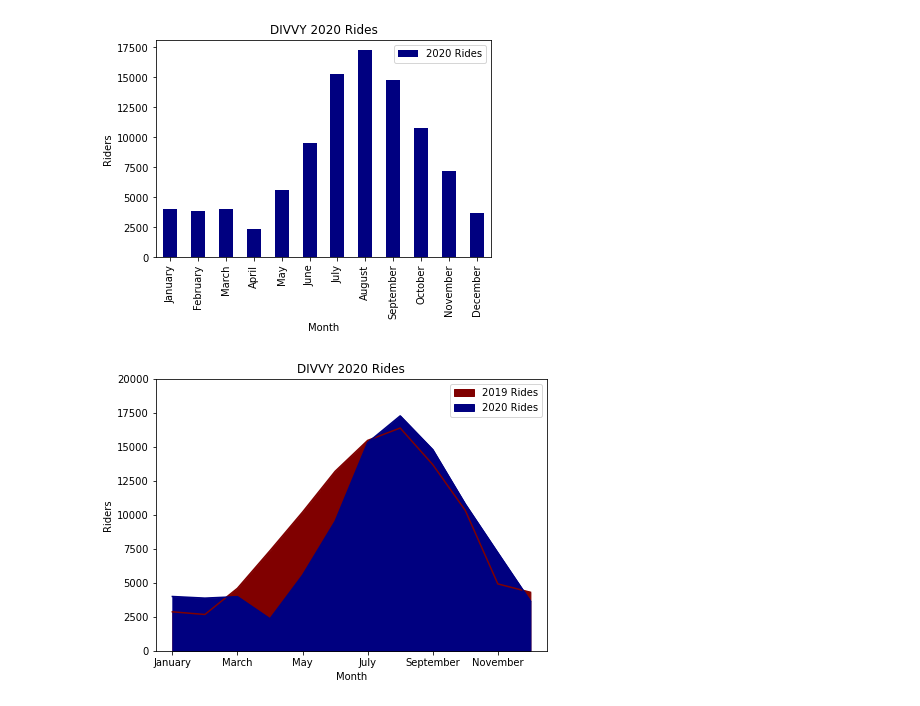
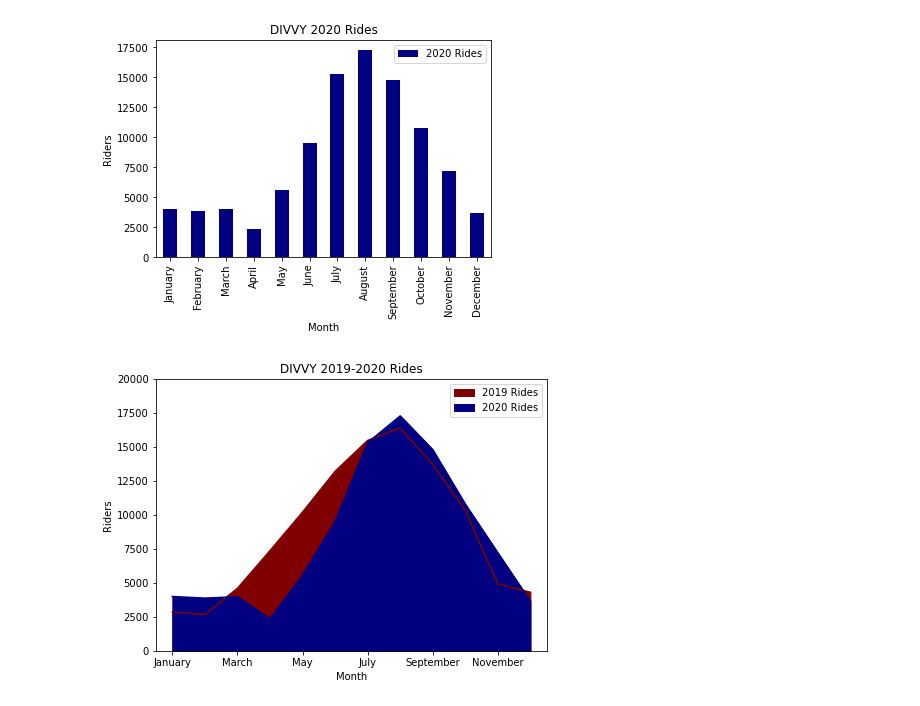
Before and after one commit to Slainte91/COVID-movement, a Jupyter notebook: divvy/divvy.ipynb, the cells around one changed output. Cells and saved outputs as stored; diff of their text form; code cells hidden in the pictures.

Commit message:
Added matplotlib plot

```diff
--- a/divvy/divvy.ipynb
+++ b/divvy/divvy.ipynb
@@ -197,11 +197,11 @@ div20cnt.plot(x='Month',y='2020 Rides',kind='bar',title='DIVVY 2020 Rides',color
 # %% [output]
 [figure]
 # %%
-ax = div19cnt.plot(x='Month',y='2019 Rides',kind='area',title='DIVVY 2019 Rides',colormap='jet_r',ylabel='Riders',xlabel="Month",figsize=(7,5));
-plot = div20cnt.plot(ax=ax,x='Month',y='2020 Rides',kind='area',title='DIVVY 2020 Rides',colormap='jet',ylabel='Riders',xlabel="Month",figsize=(7,5));
+ax = div19cnt.plot(x='Month',y='2019 Rides',kind='area',colormap='jet_r',ylabel='Riders',xlabel="Month",figsize=(7,5));
+plot = div20cnt.plot(ax=ax,x='Month',y='2020 Rides',kind='area',title='DIVVY 2019-2020 Rides',colormap='jet',ylabel='Riders',xlabel="Month",figsize=(7,5));
 ax.set_xlim(-.5, 11.5);
 ax.set_ylim(0,20000);
 fig = plot.get_figure()
 fig.savefig("ComboArea.png")
 # %% [output]
-[figure, old version]
+[figure, new version]
```
Also changed, not shown: parts of 1 cell of this notebook, 1 other file.
